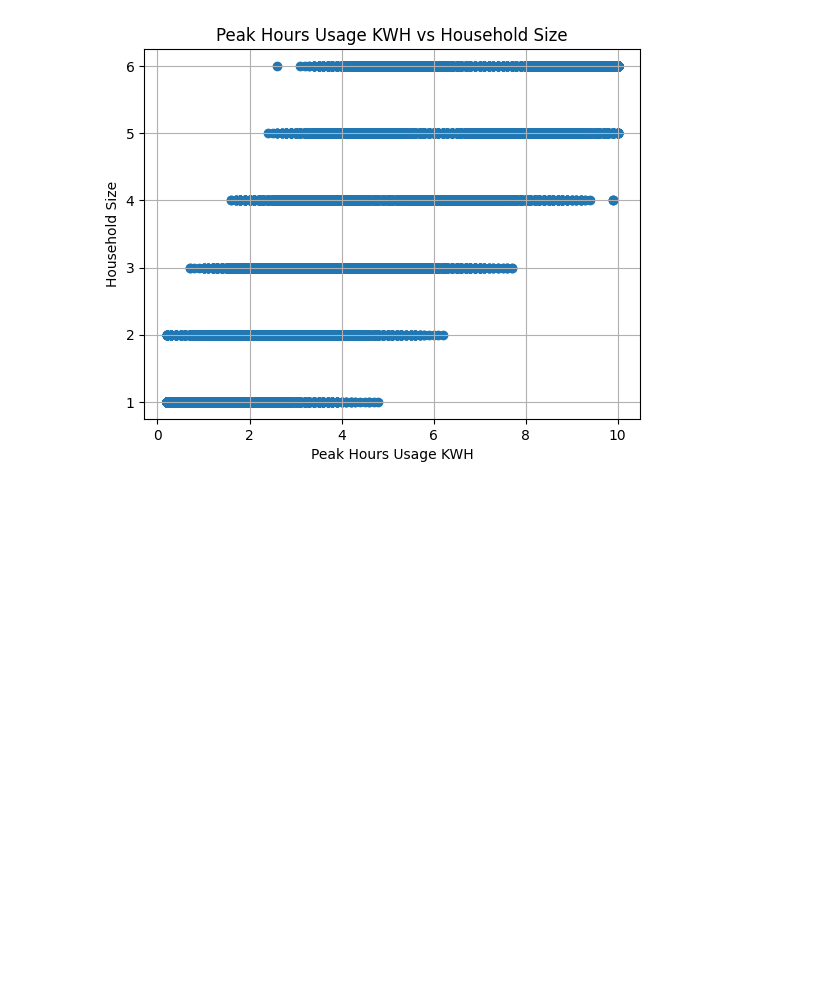
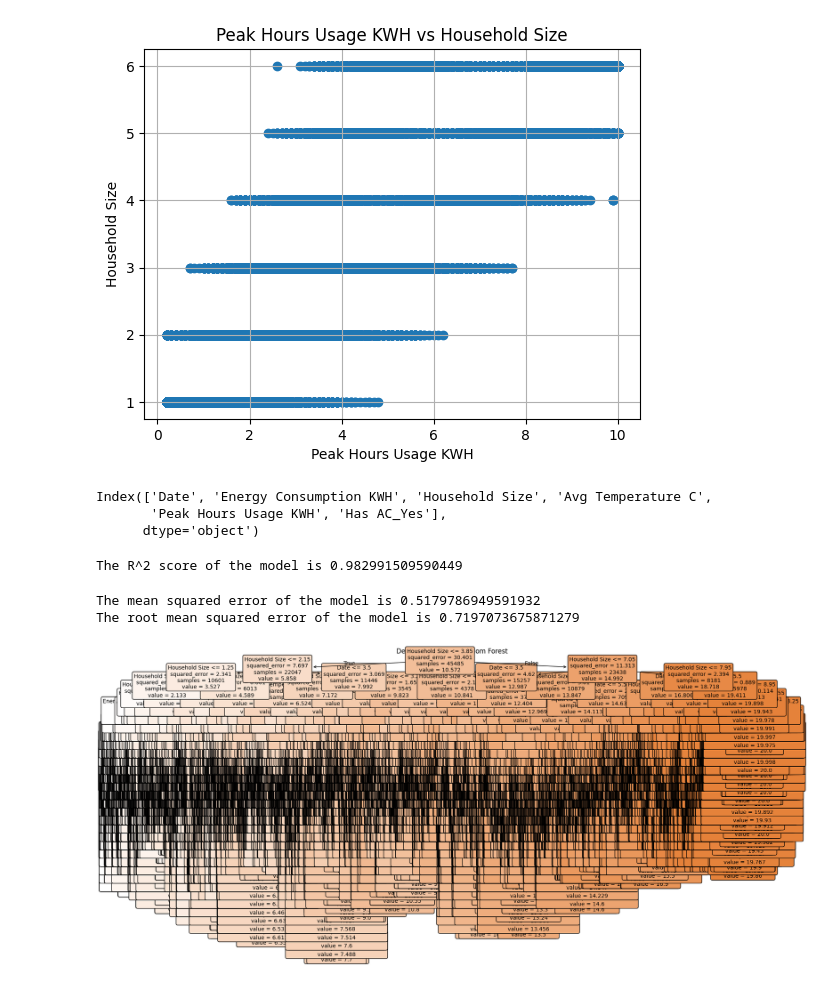
Before and after one commit to ClaytonM556/Household-Energy-Consumption, a Jupyter notebook: Household Energy Consumption.ipynb, the cells around one changed output. Cells and saved outputs as stored; diff of their text form; code cells hidden in the pictures; blank space fills up the shorter version.

Commit message:
modeling has been completed, visualization needs to be cleaned some.

```diff
--- a/Household Energy Consumption.ipynb
+++ b/Household Energy Consumption.ipynb
@@ -293,0 +298,26 @@ plt.grid() ##creates a grid on the scatter plot
+# %%
+df.columns ##displays the columns in the dataframe
+# %% [output]
+Index(['Date', 'Energy Consumption KWH', 'Household Size', 'Avg Temperature C',
+       'Peak Hours Usage KWH', 'Has AC_Yes'],
+      dtype='object')
+# %%
+x =df[['Household Size', 'Avg Temperature C', ##creates a dataframe with the independent variables
+       'Peak Hours Usage KWH', 'Has AC_Yes']]
+
+y = df['Energy Consumption KWH'] ##creates a dataframe with the dependent variable
+
+x_train, x_test, y_train, y_test = train_test_split(x, y, test_size=0.2, random_state=42) ##splits the dataframe into training and testing sets with a test size of 20% and a random state of 42
+# %%
+regressor  = RandomForestRegressor(n_estimators=100, random_state=42) ##creates a random forest regressor with 100 estimators and a random state of 42
+regressor.fit(x_train, y_train) ##fits the random forest regressor to the training data
+y_pred = regressor.predict(x_test) ##predicts the values of the testing data
+print('The R^2 score of the model is ' + str(regressor.score(x_test, y_test))) ##prints the R^2 score of the model
+# %% [output]
+The R^2 score of the model is 0.982991509590449
+# %%
+print('The mean squared error of the model is ' + str(mean_squared_error(y_test, y_pred))) ##prints the mean squared error of the model
+print('The root mean squared error of the model is ' + str(np.sqrt(mean_squared_error(y_test, y_pred)))) ##prints the root mean squared error of the model
+# %% [output]
+The mean squared error of the model is 0.5179786949591932
+The root mean squared error of the model is 0.7197073675871279
@@ -293,0 +326,10 @@ plt.grid() ##creates a grid on the scatter plot
+# %%
+tree_to_plot = regressor.estimators_[0]
+
+# Plot the decision tree
+plt.figure(figsize=(20, 10))
+plot_tree(tree_to_plot, feature_names=df.columns.tolist(), filled=True, rounded=True, fontsize=10)
+plt.title("Decision Tree from Random Forest")
+plt.show()
+# %% [output]
+[figure, added]
```
Also changed, not shown: parts of 5 cells of this notebook.
